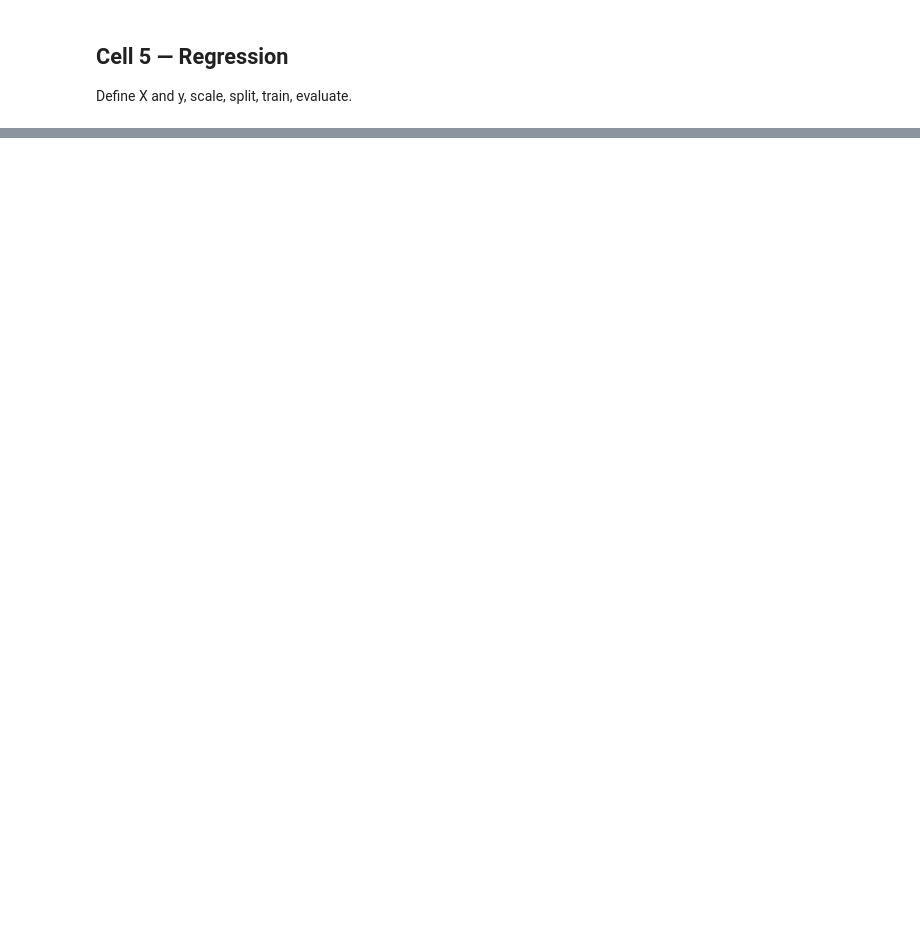
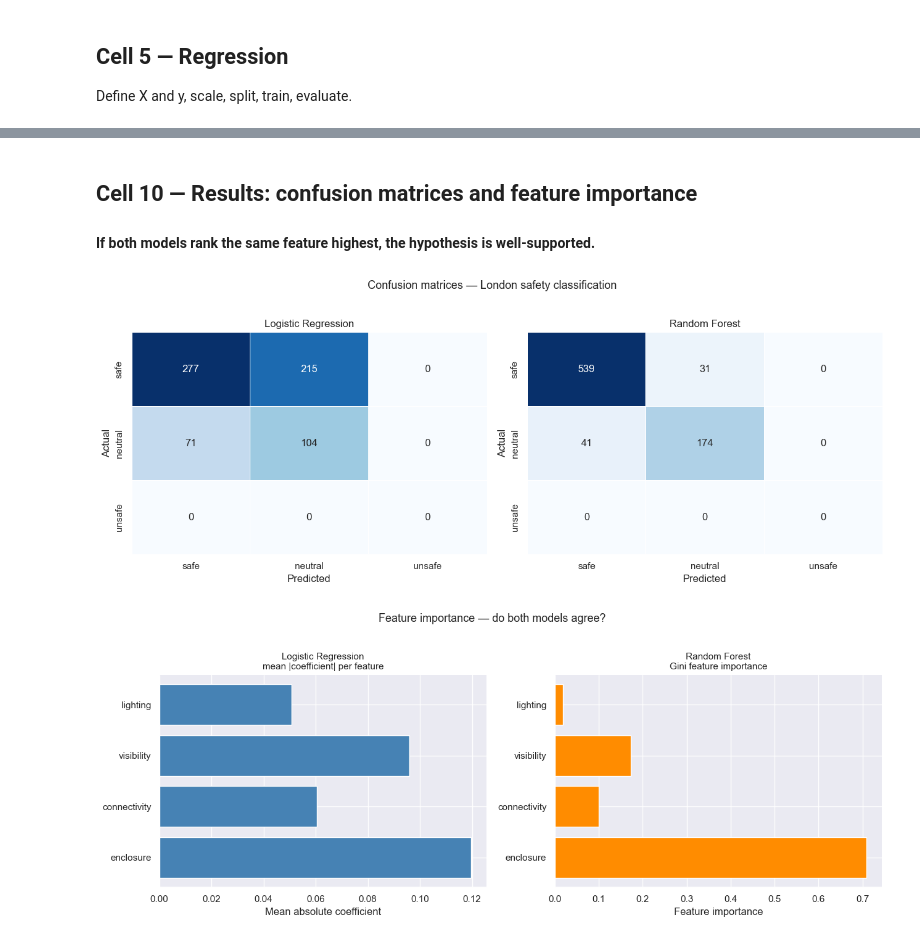
Before and after one commit to lakzhmy/DataEncoding_G02_Urban-Safety, a Jupyter notebook: London_ClassificationML.ipynb, the cells around one changed output, grey strips where cells are left out. Cells and saved outputs as stored; diff of their text form; code cells hidden in the pictures; blank space fills up the shorter version.

Commit message:
working on classification, logistic regression + random forest

```diff
--- a/London_ClassificationML.ipynb
+++ b/London_ClassificationML.ipynb
@@ -281,0 +442,42 @@ connectivity         1.860         0.200
+# %% [markdown]
+## Cell 10 — Results: confusion matrices and feature importance
+#### If both models rank the same feature highest, the hypothesis is well-supported.
+# %%
+classes = ['safe', 'neutral', 'unsafe']
+
+fig, axes = plt.subplots(1, 2, figsize=(13, 5))
+for ax, pred, title in zip(
+    axes, [lr_pred, rf_pred], ['Logistic Regression', 'Random Forest']
+):
+    cm = confusion_matrix(y_test, pred, labels=classes)
+    sns.heatmap(cm, annot=True, fmt='d', cmap='Blues',
+                xticklabels=classes, yticklabels=classes,
+                ax=ax, linewidths=0.5, cbar=False)
+    ax.set_title(title, fontsize=12)
+    ax.set_xlabel('Predicted')
+    ax.set_ylabel('Actual')
+plt.suptitle('Confusion matrices — London safety classification', fontsize=13, y=1.02)
+plt.tight_layout()
+plt.show()
+
+fig2, axes2 = plt.subplots(1, 2, figsize=(13, 5))
+lr_imp = np.abs(lr.coef_).mean(axis=0)
+axes2[0].barh(FEATURE_COLS, lr_imp, color='steelblue', edgecolor='white')
+axes2[0].set_title('Logistic Regression\nmean |coefficient| per feature', fontsize=11)
+axes2[0].set_xlabel('Mean absolute coefficient')
+axes2[0].invert_yaxis()
+axes2[0].spines[['top', 'right']].set_visible(False)
+
+rf_imp = rf.feature_importances_
+axes2[1].barh(FEATURE_COLS, rf_imp, color='darkorange', edgecolor='white')
+axes2[1].set_title('Random Forest\nGini feature importance', fontsize=11)
+axes2[1].set_xlabel('Feature importance')
+axes2[1].invert_yaxis()
+axes2[1].spines[['top', 'right']].set_visible(False)
+
+plt.suptitle('Feature importance — do both models agree?', fontsize=13, y=1.02)
+plt.tight_layout()
+plt.show()
+# %% [output]
+[figure, added]
+[figure, added]
```
Also changed, not shown: parts of 14 cells of this notebook, 5 other files.
